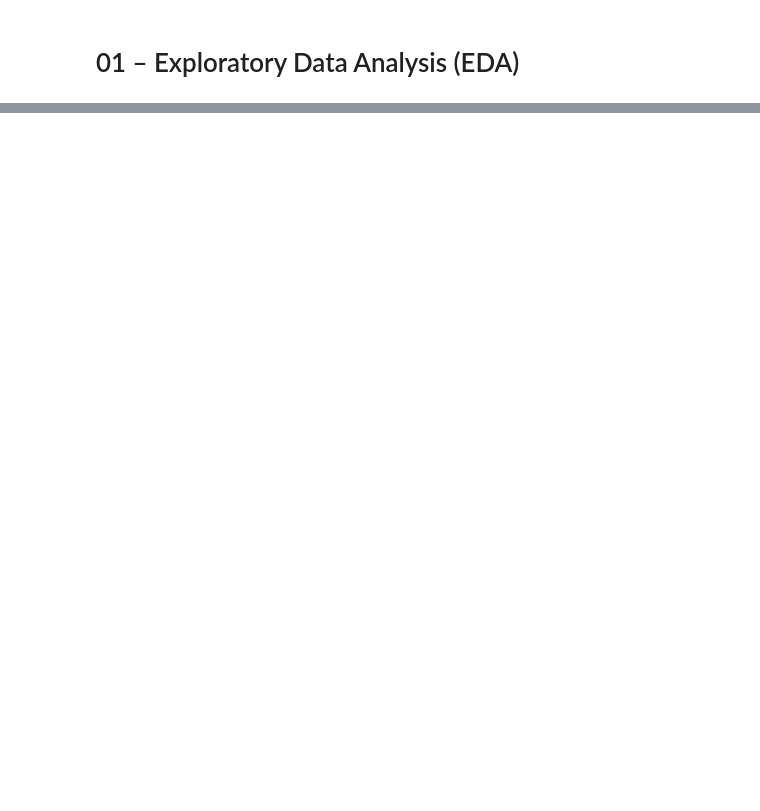
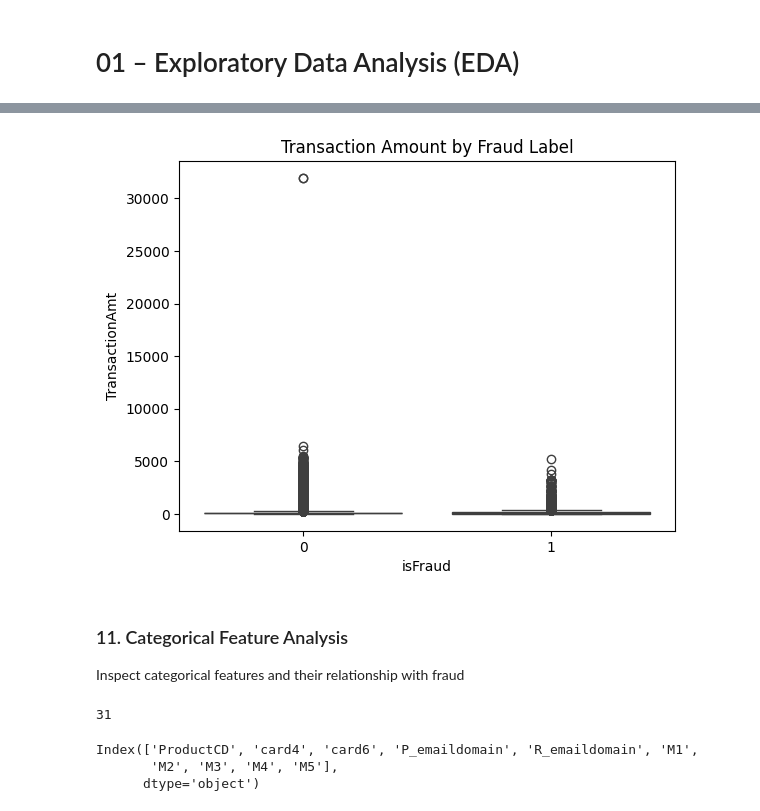
Before and after one commit to dhwanil1907/fraud-detection-platform, a Jupyter notebook: notebooks/01_eda.ipynb, the cells around one changed output, grey strips where cells are left out. Cells and saved outputs as stored; diff of their text form; code cells hidden in the pictures; blank space fills up the shorter version.

```diff
--- a/notebooks/01_eda.ipynb
+++ b/notebooks/01_eda.ipynb
@@ -66,0 +190,21 @@ Summarize key findings from the EDA:
+# %%
+plt.figure()
+sns.boxplot(x="isFraud", y="TransactionAmt", data=df)
+plt.title("Transaction Amount by Fraud Label")
+plt.show()
+# %% [output]
+[figure, added]
+# %% [markdown]
+### 11. Categorical Feature Analysis
+Inspect categorical features and their relationship with fraud
+# %%
+categorical_cols = df.select_dtypes(include=["object"]).columns
+len(categorical_cols)
+# %% [output]
+31
+# %%
+categorical_cols[:10]
+# %% [output]
+Index(['ProductCD', 'card4', 'card6', 'P_emaildomain', 'R_emaildomain', 'M1',
+       'M2', 'M3', 'M4', 'M5'],
+      dtype='object')
```
Also changed, not shown: parts of 46 cells of this notebook, 2 other files.
